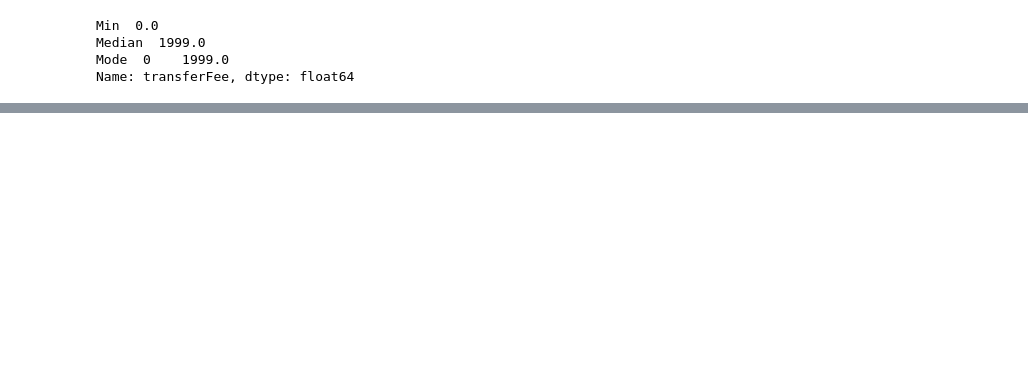
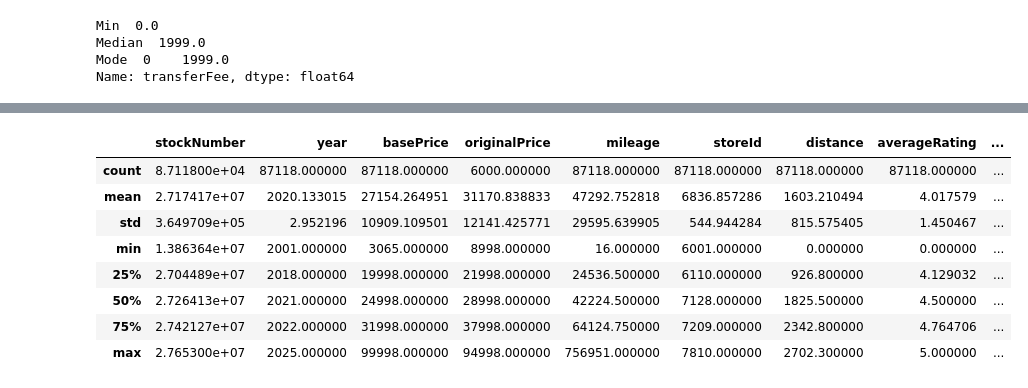
Before and after one commit to demyasa/Predictive-Analysis-of-Car-Trade-In-Values, a Jupyter notebook: EDA.ipynb, the cells around one changed output, grey strips where cells are left out. Cells and saved outputs as stored; diff of their text form; code cells hidden in the pictures; blank space fills up the shorter version.

Commit message:
Check statistics and remove initial irrelevant features

```diff
--- a/EDA.ipynb
+++ b/EDA.ipynb
@@ -115,0 +93,13 @@ Name: transferFee, dtype: float64
+# %%
+# Key statistics of studied variables
+combined_df.describe()
+# %% [output]
+|  | stockNumber | year | basePrice | originalPrice | mileage | storeId | distance | averageRating | ... |
+| count | 8.711800e+04 | 87118.000000 | 87118.000000 | 6000.000000 | 87118.000000 | 87118.000000 | 87118.000000 | 87118.000000 | ... |
+| mean | 2.717417e+07 | 2020.133015 | 27154.264951 | 31170.838833 | 47292.752818 | 6836.857286 | 1603.210494 | 4.017579 | ... |
+| std | 3.649709e+05 | 2.952196 | 10909.109501 | 12141.425771 | 29595.639905 | 544.944284 | 815.575405 | 1.450467 | ... |
+| min | 1.386364e+07 | 2001.000000 | 3065.000000 | 8998.000000 | 16.000000 | 6001.000000 | 0.000000 | 0.000000 | ... |
+| 25% | 2.704489e+07 | 2018.000000 | 19998.000000 | 21998.000000 | 24536.500000 | 6110.000000 | 926.800000 | 4.129032 | ... |
+| 50% | 2.726413e+07 | 2021.000000 | 24998.000000 | 28998.000000 | 42224.500000 | 7128.000000 | 1825.500000 | 4.500000 | ... |
+| 75% | 2.742127e+07 | 2022.000000 | 31998.000000 | 37998.000000 | 64124.750000 | 7209.000000 | 2342.800000 | 4.764706 | ... |
+| max | 2.765300e+07 | 2025.000000 | 99998.000000 | 94998.000000 | 756951.000000 | 7810.000000 | 2702.300000 | 5.000000 | ... |
```
Also changed, not shown: parts of 8 cells of this notebook.
